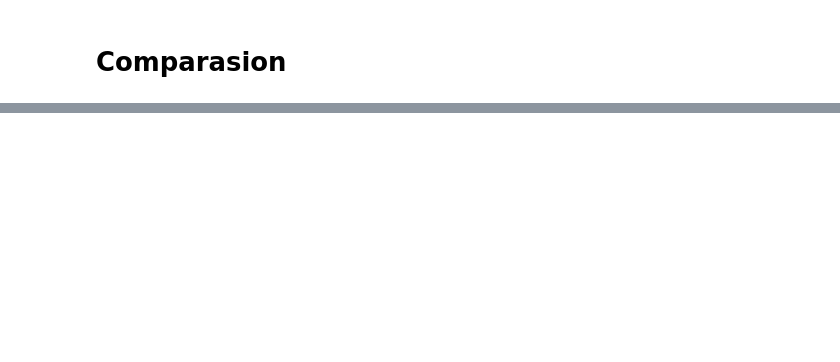
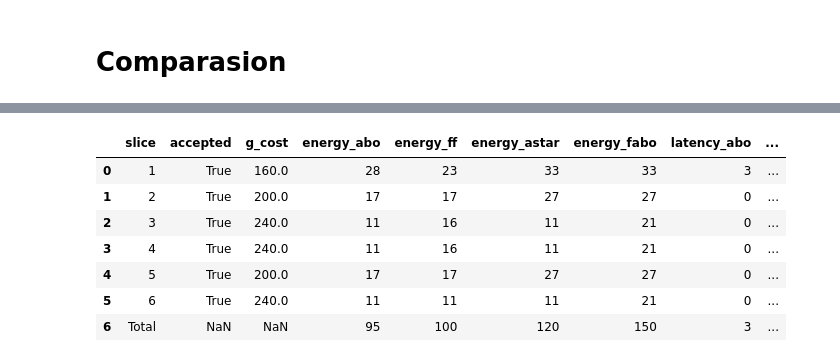
Before and after one commit to ceciliadesousaluzalmeida/5g-slicing-energy-effiiciency, a Jupyter notebook: simulator/32_node_a-star.ipynb, the cells around one changed output, grey strips where cells are left out. Cells and saved outputs as stored; diff of their text form; code cells hidden in the pictures; blank space fills up the shorter version.

```diff
--- a/simulator/32_node_a-star.ipynb
+++ b/simulator/32_node_a-star.ipynb
@@ -399,0 +545,50 @@ comparison_with_total
+# %%
+from compute_energy import compute_total_latency
+from compute_energy import compute_total_bandwidth
+
+latency_abo = compute_total_latency(abo_results, link_latency)
+#latency_ff = compute_total_latency(ff_results, link_latency)
+latency_astar = compute_total_latency(astar_results, link_latency)
+latency_fabo = compute_total_latency(fabo_results, link_latency)
+
+bandwidth_abo = compute_total_bandwidth(abo_results, slices)
+#bandwidth_ff = compute_total_bandwidth(ff_results, slices)
+bandwidth_astar = compute_total_bandwidth(astar_results, slices)
+bandwidth_fabo = compute_total_bandwidth(fabo_results, slices)
+
+comparison["latency_abo"] = latency_abo
+#comparison["latency_ff"] = latency_ff
+comparison["latency_astar"] = latency_astar
+comparison["latency_fabo"] = latency_fabo
+
+comparison["bandwidth_abo"] = bandwidth_abo
+#comparison["bandwidth_ff"] = bandwidth_ff
+comparison["bandwidth_astar"] = bandwidth_astar
+comparison["bandwidth_fabo"] = bandwidth_fabo
+
+
+totals_row.update({
+    "latency_abo": comparison["latency_abo"].sum(),
+    #"latency_ff": comparison["latency_ff"].sum(),
+    "latency_astar": comparison["latency_astar"].sum(),
+    "latency_fabo": comparison["latency_fabo"].sum(),
+    "bandwidth_abo": comparison["bandwidth_abo"].sum(),
+    #"bandwidth_ff": comparison["bandwidth_ff"].sum(),
+    "bandwidth_astar": comparison["bandwidth_astar"].sum(),
+    "bandwidth_fabo": comparison["bandwidth_fabo"].sum(),
+})
+
+
+comparison_with_total = pd.concat([comparison, pd.DataFrame([totals_row])], ignore_index=True)
+
+
+comparison_with_total
+# %% [output]
+|  | slice | accepted | g_cost | energy_abo | energy_ff | energy_astar | energy_fabo | latency_abo | ... |
+| 0 | 1 | True | 160.0 | 28 | 23 | 33 | 33 | 3 | ... |
+| 1 | 2 | True | 200.0 | 17 | 17 | 27 | 27 | 0 | ... |
+| 2 | 3 | True | 240.0 | 11 | 16 | 11 | 21 | 0 | ... |
+| 3 | 4 | True | 240.0 | 11 | 16 | 11 | 21 | 0 | ... |
+| 4 | 5 | True | 200.0 | 17 | 17 | 27 | 27 | 0 | ... |
+| 5 | 6 | True | 240.0 | 11 | 11 | 11 | 21 | 0 | ... |
+| 6 | Total | NaN | NaN | 95 | 100 | 120 | 150 | 3 | ... |
```
Also changed, not shown: parts of 12 cells of this notebook, 3 other files.
